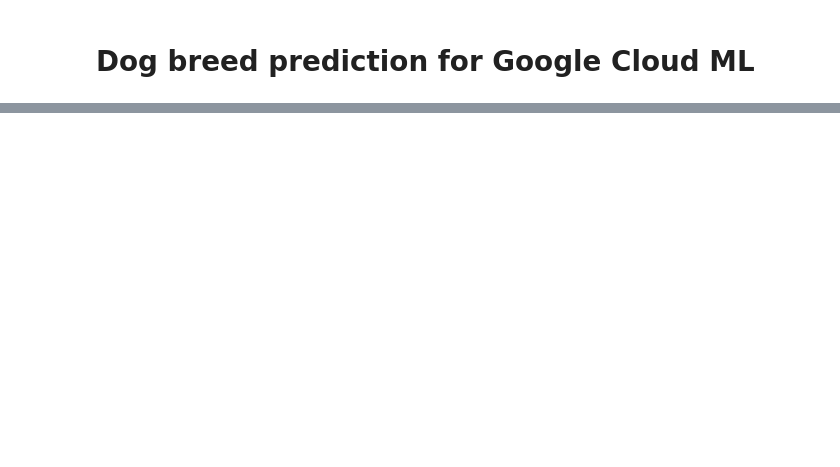
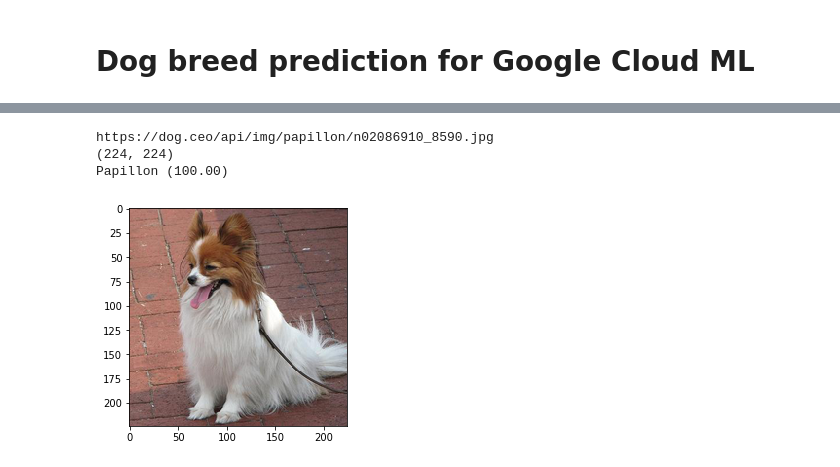
Before and after one commit to gregoriomezquita/dog-breed, a Jupyter notebook: cloud-ml/cloud-ml.ipynb, the cells around one changed output, grey strips where cells are left out. Saved outputs shown, nothing was run; the diff lists cells and outputs as text; code cells hidden in the pictures; blank space fills up the shorter version.

```diff
--- a/cloud-ml/cloud-ml.ipynb
+++ b/cloud-ml/cloud-ml.ipynb
@@ -94,0 +208,31 @@ for img_path in files:
+# %%
+from PIL import Image, ImageOps
+from StringIO import StringIO
+import requests
+import matplotlib.pyplot as plt
+%matplotlib inline
+
+r = requests.get('https://dog.ceo/api/breeds/image/random')
+if r.status_code == requests.codes.ok:  # image returned OK
+    img_url= json.loads(r.content).get('message')
+    r.close()
+    print(img_url)
+    r = requests.get(img_url)
+    if r.status_code == requests.codes.ok:
+        image = Image.open(StringIO(r.content))
+        #image.thumbnail([224, 224], Image.ANTIALIAS)
+        image = ImageOps.fit(image, [224, 224], Image.ANTIALIAS)
+        print(image.size)
+        image_io = StringIO()
+        image.save(image_io, format='JPEG')
+        b64_x= image_io.getvalue()
+        breed, acc= predict_raw(b64_x)
+        print('%s (%.2f)' % (breed, acc))
+
+plt.imshow(image)
+plt.show()
+# %% [output]
+https://dog.ceo/api/img/papillon/n02086910_8590.jpg
+(224, 224)
+Papillon (100.00)
+[figure, added]
```
Also changed, not shown: parts of 14 cells of this notebook, 1 other file.
